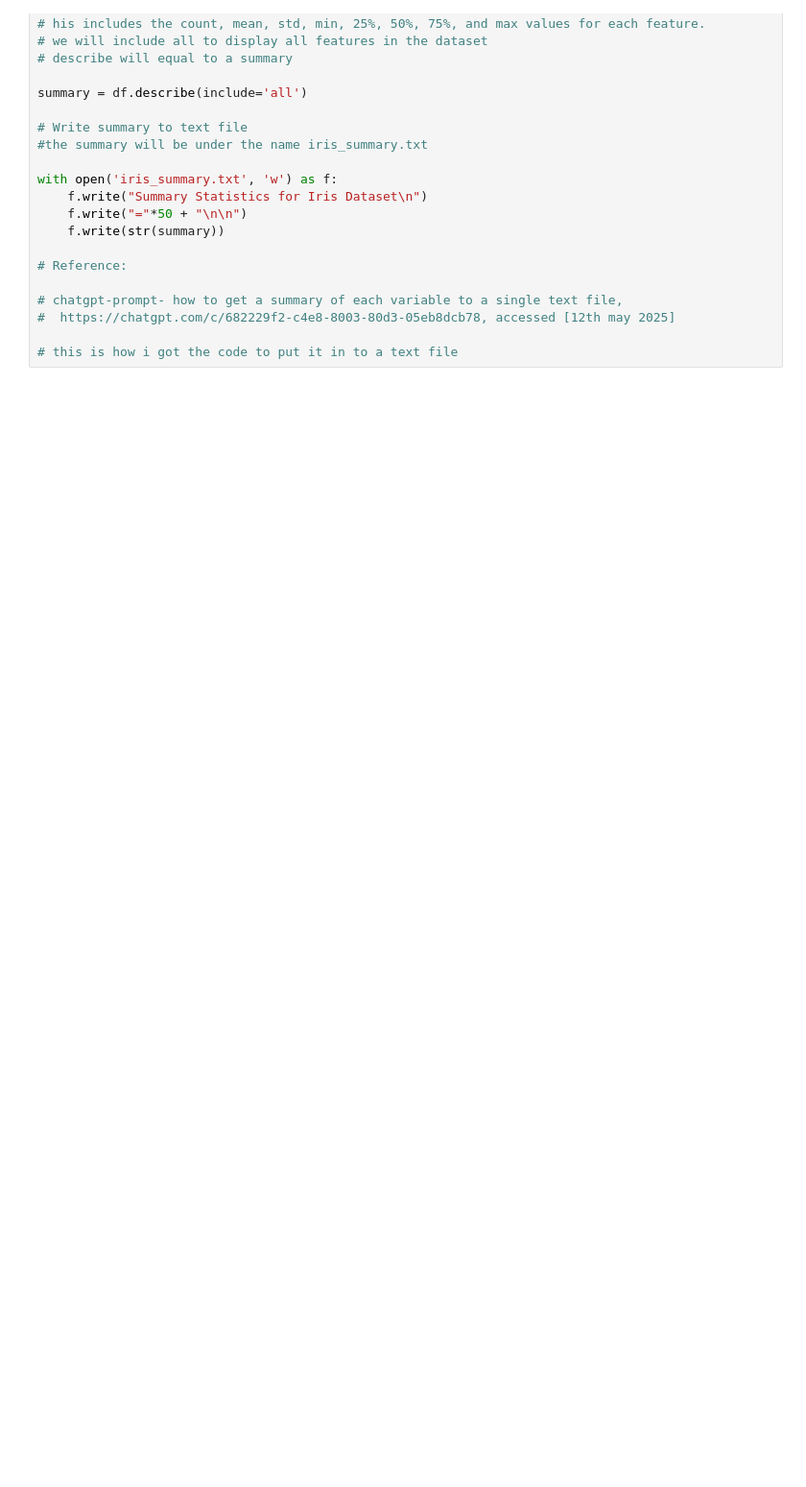
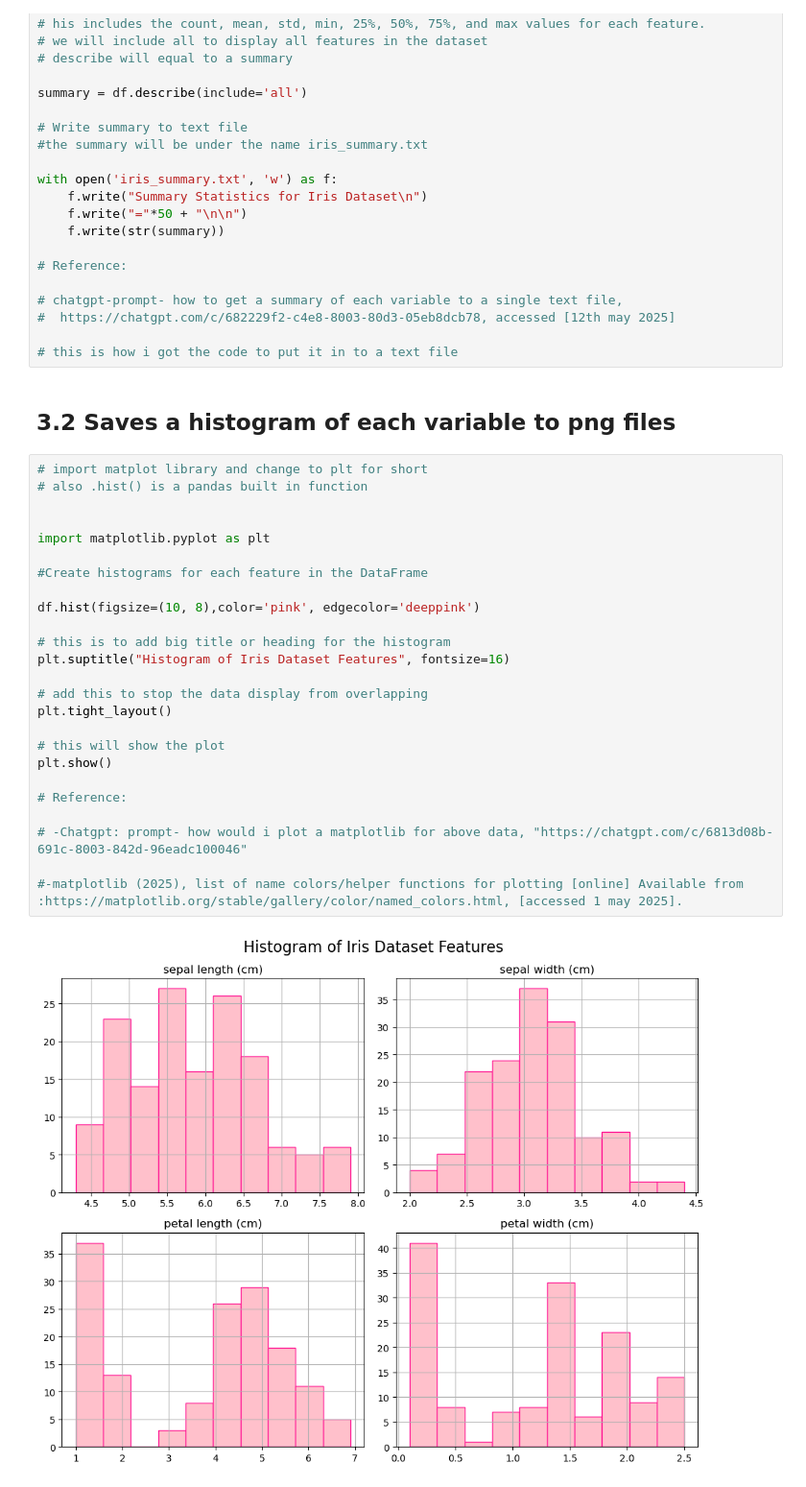
Before and after one commit to CherylClarke/pands-project, a Jupyter notebook: iris-dataset.ipynb, the cells around one changed output. Shown at 96% size. Saved outputs shown, nothing was run; the diff lists cells and outputs as text; blank space fills up the shorter version.

```diff
--- a/iris-dataset.ipynb
+++ b/iris-dataset.ipynb
@@ -113,3 +113,32 @@ with open('iris_summary.txt', 'w') as f:
 #  https://chatgpt.com/c/682229f2-c4e8-8003-80d3-05eb8dcb78, accessed [12th may 2025]
 
 # this is how i got the code to put it in to a text file
+# %% [markdown]
+## 3.2 Saves a histogram of each variable to png files
+# %%
+# import matplot library and change to plt for short
+# also .hist() is a pandas built in function
+
+
+import matplotlib.pyplot as plt
+
+#Create histograms for each feature in the DataFrame
+
+df.hist(figsize=(10, 8),color='pink', edgecolor='deeppink')
+
+# this is to add big title or heading for the histogram
+plt.suptitle("Histogram of Iris Dataset Features", fontsize=16)
+
+# add this to stop the data display from overlapping
+plt.tight_layout()
+
+# this will show the plot
+plt.show()
+
+# Reference:
+
+# -Chatgpt: prompt- how would i plot a matplotlib for above data, "https://chatgpt.com/c/6813d08b-691c-8003-842d-96eadc100046"
+
+#-matplotlib (2025), list of name colors/helper functions for plotting [online] Available from :https://matplotlib.org/stable/gallery/color/named_colors.html, [accessed 1 may 2025].
+# %% [output]
+[figure, added]
```
Also changed, not shown: parts of 6 cells of this notebook.
